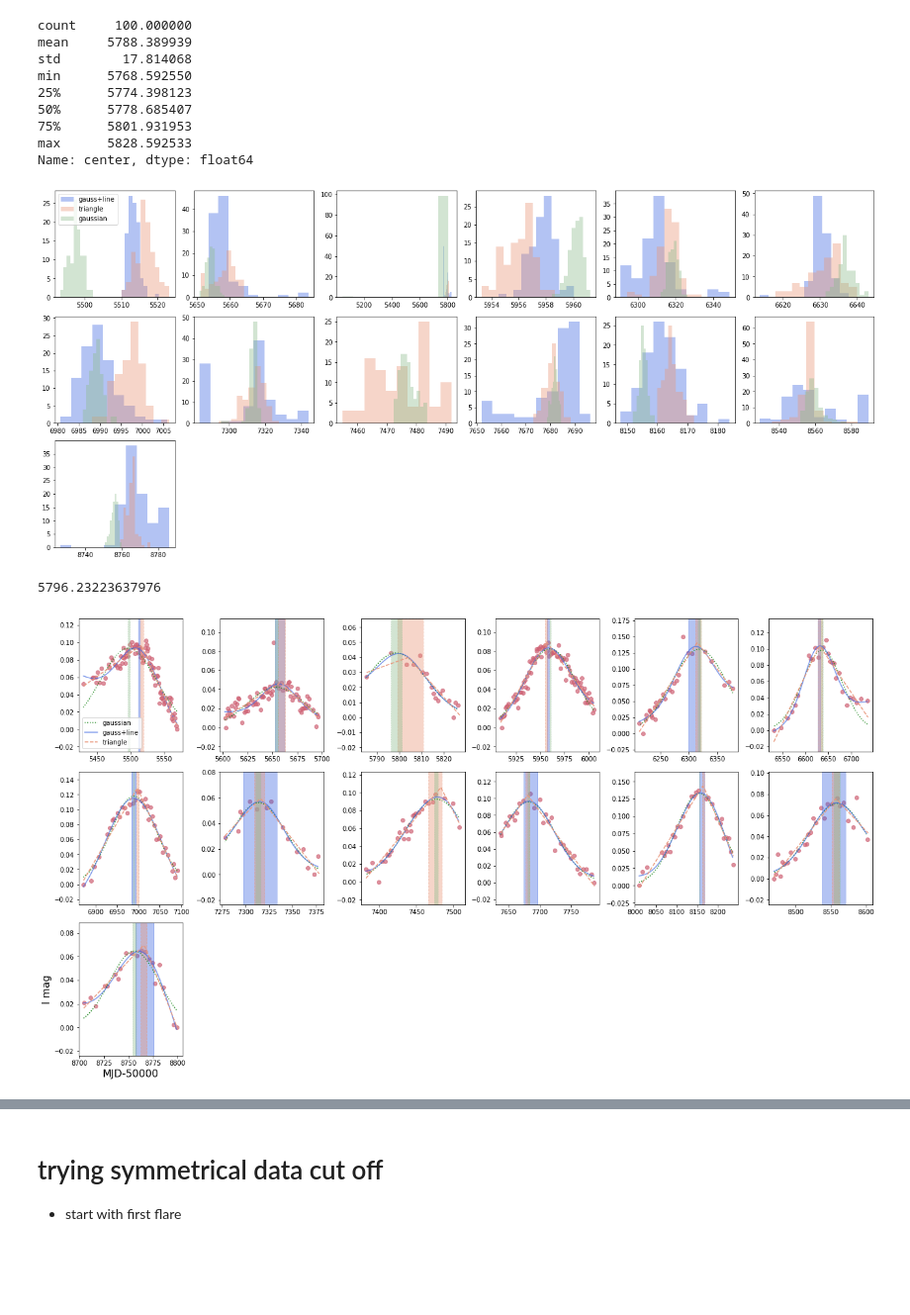
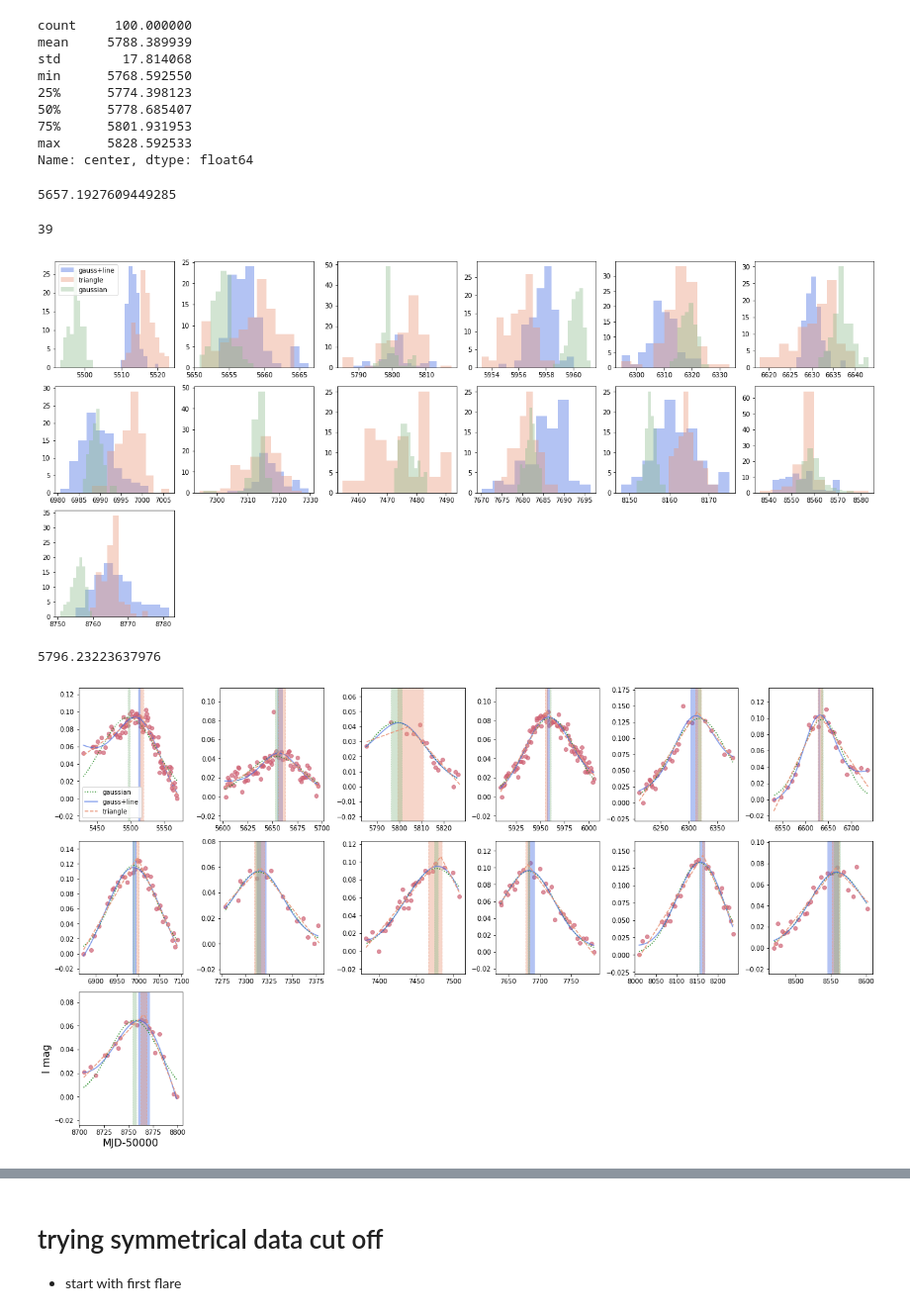
Before and after one commit to lenatreiber/LXP69.5, a Jupyter notebook: LXP69.5FlareModelling.ipynb, the cells around one changed output, grey strips where cells are left out. Shown at 99% size. Saved outputs shown, nothing was run; the diff lists cells and outputs as text; code cells hidden in the pictures; blank space fills up the shorter version.

```diff
--- a/LXP69.5FlareModelling.ipynb
+++ b/LXP69.5FlareModelling.ipynb
@@ -1980,7 +1917,23 @@ bs_gl12 = f.bootgl(sog4,flareinds,11,gout)
 bs_glcenters.append(np.array(bs_gl12['center']))
 bs_gl13 = f.bootgl(sog4,flareinds,12,gout)
 bs_glcenters.append(np.array(bs_gl13['center']))
+# %%
+glcenters[1]
+# %% [output]
+5657.1927609449285
+# %%
+#taking out obvious outliers; g+line particularly sensitive
+count = 0
+for i in range(13):
+    for j in range(100):
+        if np.abs(bs_glcenters[i][j] - glcenters[i]) > 15: #allows difference of 15 days in each direction from g+line with all points
+            bs_glcenters[i][j] = np.nan
+            count +=1
+count
+# %% [output]
+39
 # %%
+#took out g+line bootstrap results more than 30 days from original g+line centers
 fig = plt.figure(constrained_layout=True,figsize=(18,8))
 gs = fig.add_gridspec(3,6)
 
@@ -1996,7 +1949,7 @@ for i in range(13):
     else: axt.hist(bsfits1['center'],label='gaussian',color='darkseagreen',alpha=.4,linestyle='dotted')
     if i == 0: plt.legend()
 # %% [output]
-[figure, old version]
+[figure, new version]
 # %%
 #filter bootstrap results that are obviously wrong
 gbs[1]['center'] = gbs[1]['center'][np.abs(gbs[1]['center']-gcenters[2])<30]
@@ -2020,43 +1973,43 @@ for i in range(13):
     axt.scatter(sog4['MJD-50000'][st:end],np.max(sog4['I mag'][st:end])-sog4['I mag'][st:end],color='#CF6275',alpha=.7)
     #add shading for one sigma from bootstrapping
     #gauss+line
-    if i != 8 and i != 2: axt.axvspan(np.median(bs_glcenters[i])-np.std(bs_glcenters[i]),np.median(bs_glcenters[i])+np.std(bs_glcenters[i]),color='royalblue',alpha=.4)
+    if i != 8 and i != 2: axt.axvspan(np.nanmedian(bs_glcenters[i])-np.nanstd(bs_glcenters[i]),np.nanmedian(bs_glcenters[i])+np.nanstd(bs_glcenters[i]),color='royalblue',alpha=.4)
     #triangle
-    axt.axvspan(np.median(bp_list[i])-np.std(bp_list[i]),np.median(bp_list[i])+np.std(bp_list[i]),color='darksalmon',alpha=.4,linestyle='dashed')
+    axt.axvspan(np.nanmedian(bp_list[i])-np.nanstd(bp_list[i]),np.nanmedian(bp_list[i])+np.nanstd(bp_list[i]),color='darksalmon',alpha=.4,linestyle='dashed')
     #gaussian
     if i > 0: axt.axvspan(np.nanmedian(gbs[i-1]['center'])-np.nanstd(gbs[i-1]['center']),np.nanmedian(gbs[i-1]['center'])+np.nanstd(gbs[i-1]['center']),color='darkseagreen',alpha=.4,linestyle='dotted')
     else: axt.axvspan(np.nanmedian(bsfits1['center'])-np.nanstd(bsfits1['center']),np.nanmedian(bsfits1['center'])+np.nanstd(bsfits1['center']),color='darkseagreen',alpha=.4,linestyle='dotted')
 
     #plot models
     #simple gaussian
     xfits = np.linspace(enddate,stdate,enddate-stdate)
     gfit = f.gaussian(xfits,gout[i].best_values['amplitude'],gout[i].best_values['center'],gout[i].best_values['sigma'])
     axt.plot(xfits,gfit,color='forestgreen',label='gaussian',linestyle='dotted')
     #offset .06 mags,but shift down
 #     goffit = -.06+f.gaussian(xfits,goff_outs[3][i].best_values['amplitude'],goff_outs[3][i].best_values['center'],goff_outs[3][i].best_values['sigma'])
 #     axt.plot(xfits,goffit,color='rebeccapurple',linestyle='dashed',label='gauss,offset .06')
     #gauss+line
     #create function with more x values if observations spaced by more than a day
     if len(sog4['MJD-50000'][st:end]) < (enddate-stdate):
         result = glres[i]
         #create new model with same parameters and plot initial fit
         pars2 = mod2.make_params(amp=result.params['amp'].value,cen=result.params['cen'].value,wid=result.params['wid'].value,
                       slope=result.params['slope'].value,intercept=result.params['intercept'].value)
         x2 = np.linspace(stdate,enddate)
         #interpolate y values to get more y values; may not be needed since not using best fit anyway
         y2 = np.interp(x2,sog4['MJD-50000'][st:end],sog4['I mag'][st:end])
         result2 = mod2.fit(y2,pars2,x=x2)
         axt.plot(x2,result2.init_fit,color='royalblue',linestyle='solid',label='gauss+line',alpha=.7)
     else: axt.plot(sog4['MJD-50000'][st:end],glres[i].best_fit,color='royalblue',linestyle='solid',label='gauss+line',alpha=.7)
     #simple triangle model; no changes to indices or bootstrapping
     #have to shift triangle
     axt.plot(newxs[i],np.max(sog4['I mag'][st:end])-tfits[i],color='darksalmon',linestyle='dashed',label='triangle')
     if i == 0: axt.legend()
 plt.xlabel('MJD-50000',fontsize=16)
 plt.ylabel('I mag',fontsize=16)
 png('3bsflares')
 # %% [output]
-[figure, old version]
+[figure, new version]
 # %%
 #repeating without gaussian+line bootstrap
 fig = plt.figure(constrained_layout=True,figsize=(18,10))
```
Also changed, not shown: parts of 29 cells of this notebook.
